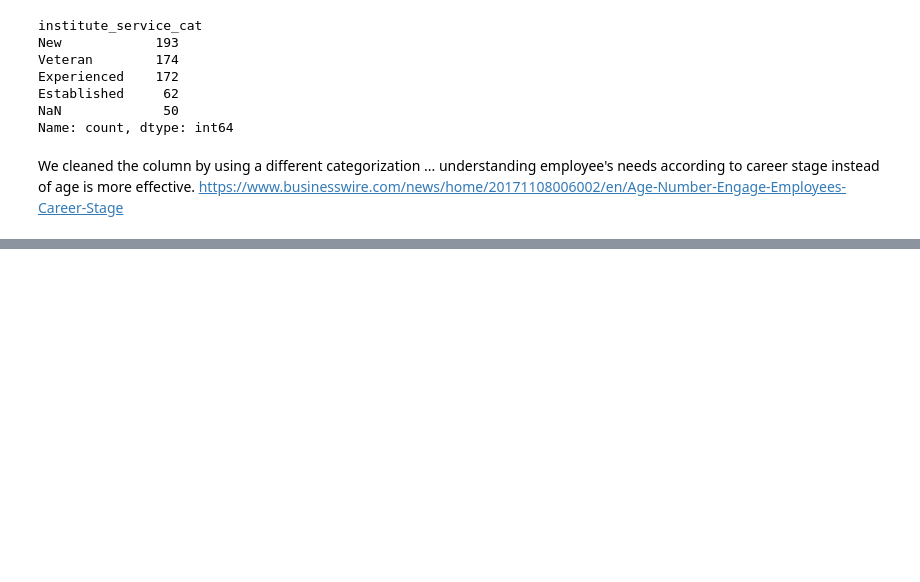
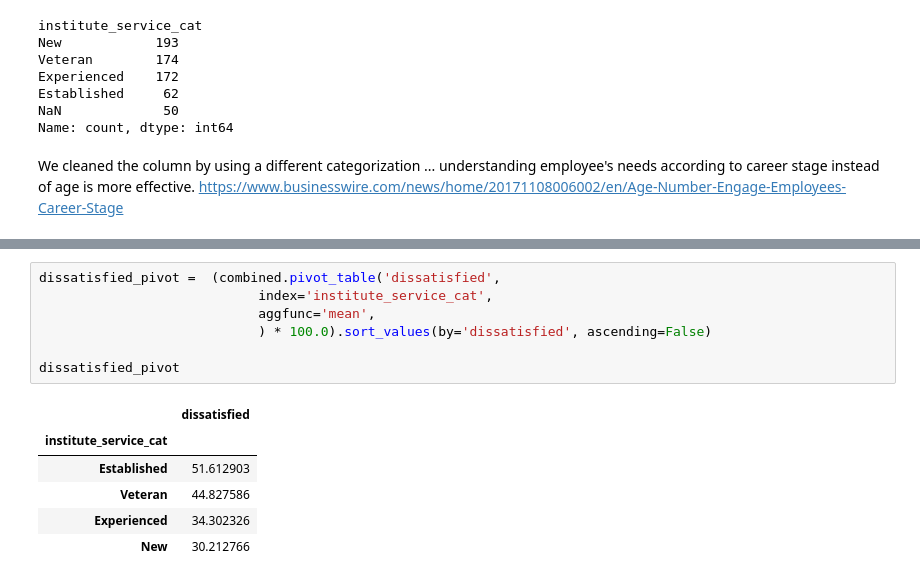
Before and after one commit to 1Elral4/Data-Cleaning, a Jupyter notebook: Data Cleaning.ipynb, the cells around one changed output, grey strips where cells are left out. Drawn from its saved outputs; the diff is of its cells as text; blank space fills up the shorter version.

```diff
--- a/Data Cleaning.ipynb
+++ b/Data Cleaning.ipynb
@@ -560,0 +577,14 @@ We cleaned the column by using a different categorization ... understanding empl
+# %%
+dissatisfied_pivot =  (combined.pivot_table('dissatisfied',
+                            index='institute_service_cat',
+                            aggfunc='mean',
+                            ) * 100.0).sort_values(by='dissatisfied', ascending=False)
+
+dissatisfied_pivot
+# %% [output]
+|  | dissatisfied |
+| institute_service_cat |  |
+| Established | 51.612903 |
+| Veteran | 44.827586 |
+| Experienced | 34.302326 |
+| New | 30.212766 |
```
Also changed, not shown: parts of 4 cells of this notebook.
